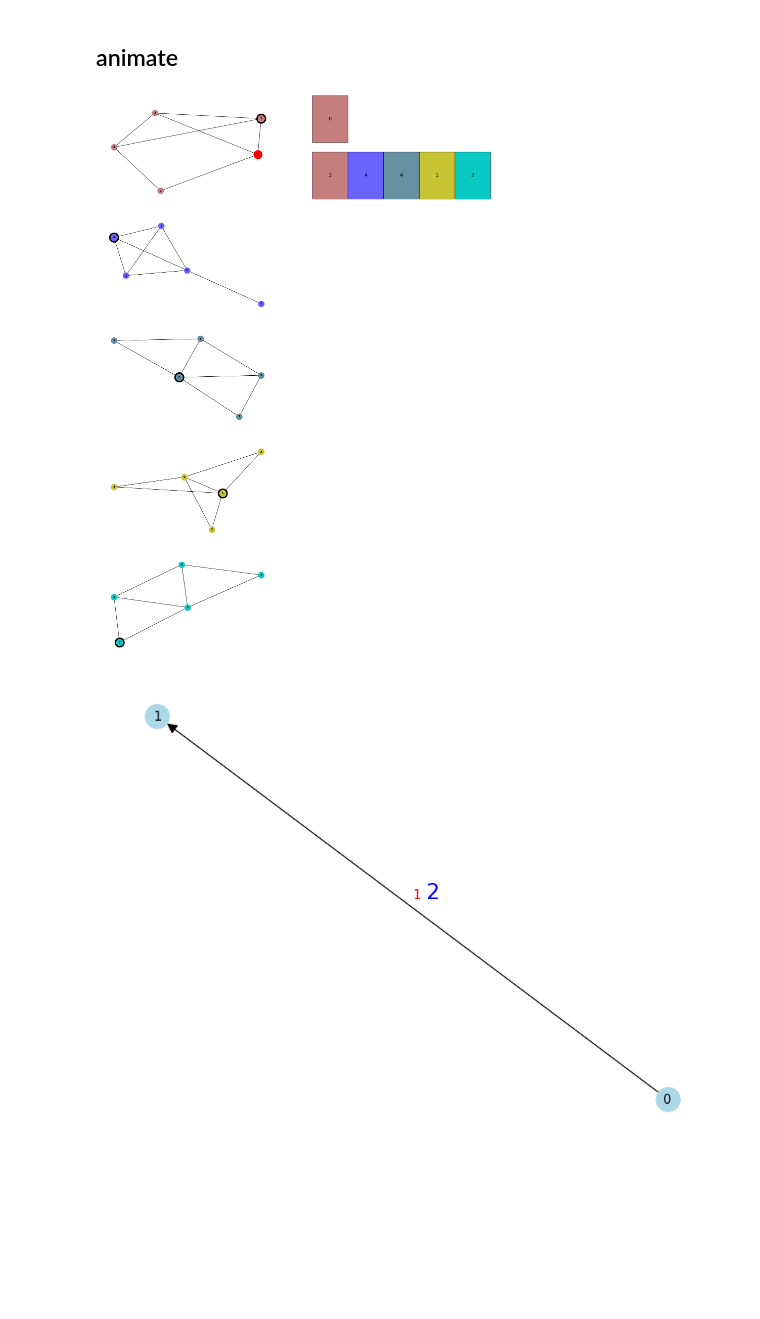
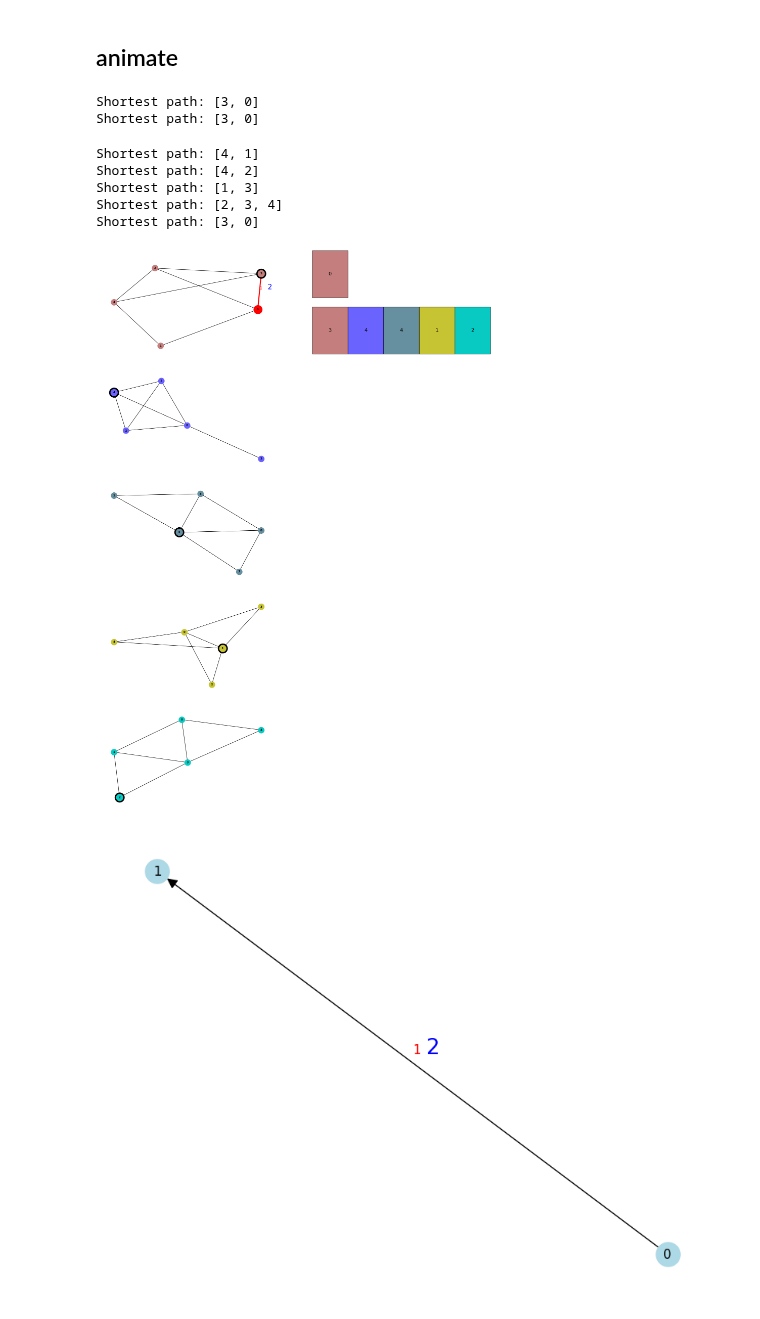
Before and after one commit to pe-hy/rl_basic_transformer, a Jupyter notebook: data_generation/visualize_search.ipynb, the cells around one changed output. Drawn from its saved outputs; the diff is of its cells as text; code cells hidden in the pictures; blank space fills up the shorter version.

Commit message:
added highlight of edge between local state and target state

```diff
--- a/data_generation/visualize_search.ipynb
+++ b/data_generation/visualize_search.ipynb
@@ -90,11 +90,13 @@ def update(frame,states):
     target_automaton = current_goal['target_automaton']
 
     numbers = state['local_states']
+
     # Clear the figure
     fig.clear()
     # Create 5 random graphs in the first column
     for i in range(5):
         local_state = numbers[i]
+
         ax = fig.add_subplot(gs[i, 0])
         # Generate random graph
         G = graphs[i]
@@ -121,6 +123,19 @@ def update(frame,states):
                                 nodelist=[original_target_state],
                                 node_color='red',
                                 node_size=600)
+
+        # Highlight the edge between the local state and target state (if it exists)
+        if i == target_automaton and G.has_edge(local_state, target_state):
+            nx.draw_networkx_edges(G, pos, ax=ax,
+                                edgelist=[(local_state, target_state)],
+                                edge_color="red",
+                                width=3)
+
+            # Add the colored numbers separately
+            # Get the edge midpoint position
+            edge_pos = pos[local_state] + (pos[target_state] - pos[local_state]) * 0.5
+            plt.text(edge_pos[0], edge_pos[1]+0.05, '1', color='red', fontsize=12)
+            plt.text(edge_pos[0]+0.05, edge_pos[1]+0.05, '2', color='blue', fontsize=20)
 
         #ax.set_title(f'Random Graph {i+1}')
 
@@ -128,35 +143,41 @@ def update(frame,states):
     ax = fig.add_subplot(gs[:1, 1])
 
     ax.clear()
     ax.axis('off')
     # Create vector of 5 random numbers
     top_row = [str(target_state)]
     top_colors = [colors[target_automaton]]
     # Create sample data for tables
     table1 = ax.table(cellText=[numbers],
                     cellColours=[colors],
                     cellLoc='center',
                     loc='center',
                     bbox=[0, 0, 1, 0.5])
 
     table2 = ax.table(cellText=[top_row],
                     cellColours=[top_colors],
                     cellLoc='center',
                     loc='center',
                     bbox=[0.2*target_automaton, 0.6, 0.2, 0.5]) # prvni souradnice ovlivnuje umisteni vrchni bunky
 
     # Style the tables
     table1.set_fontsize(14)
     table2.set_fontsize(14)
 
-
 # Create animation
 anim = animation.FuncAnimation(fig, update, frames=5,
                                fargs=(states,) ,
                              interval=1000, repeat=True)
 anim.save('search_animation.gif', writer='pillow')
 # %% [output]
+Shortest path: [3, 0]
+Shortest path: [3, 0]
+Shortest path: [4, 1]
+Shortest path: [4, 2]
+Shortest path: [1, 3]
+Shortest path: [2, 3, 4]
+Shortest path: [3, 0]
-[figure, old version]
+[figure, new version]
 # %%
 # Create a new figure
 plt.figure(figsize=(8,6))
```
Also changed, not shown: parts of 1 cell of this notebook.
